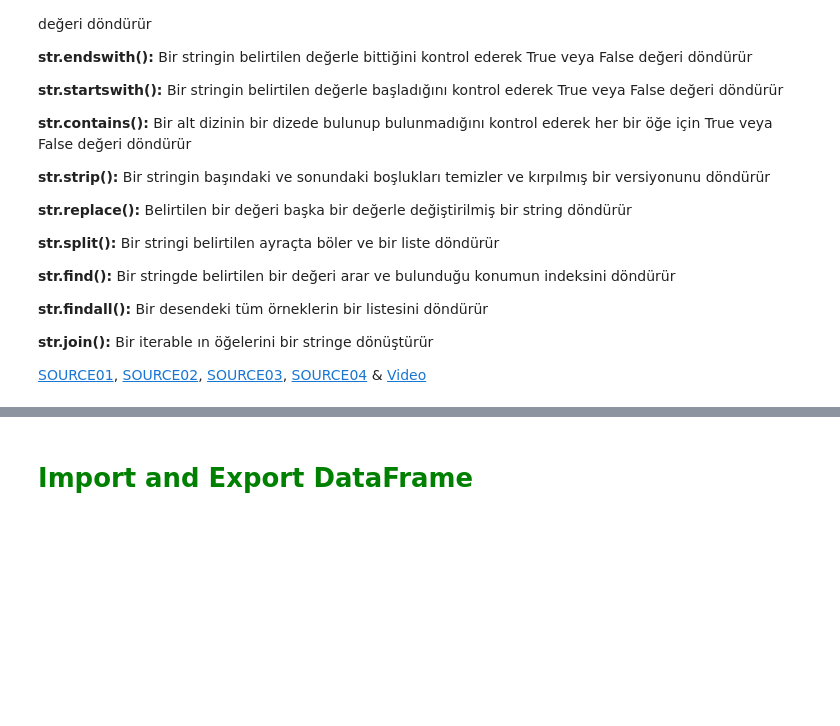
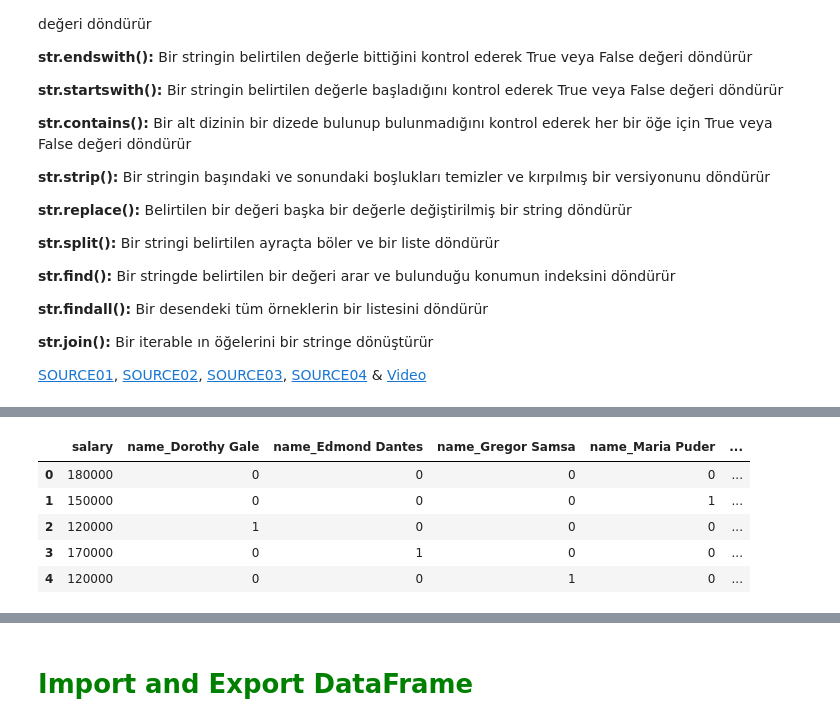
Before and after one commit to fulyacelebii/vscode, a Jupyter notebook: Pandas_PreClass_8 (Combining Data Frames & String Methods & dummy_operations) 26.03.24.ipynb, the cells around one changed output, grey strips where cells are left out. Saved outputs shown, nothing was run; the diff lists cells and outputs as text; code cells hidden in the pictures; blank space fills up the shorter version.

```diff
--- a/Pandas_PreClass_8 (Combining Data Frames & String Methods & dummy_operations) 26.03.24.ipynb
+++ b/Pandas_PreClass_8 (Combining Data Frames & String Methods & dummy_operations) 26.03.24.ipynb
@@ -351,0 +578,9 @@ Genellikle kategorik değişkenleri veya text datalarını, makine öğrenimi al
+# %%
+pd.get_dummies(df, dtype= int)  #çok mantıklı değil. tüm değişkenleri dummy almak için veri setini harika şekilde düzenlemiş olman lazım
+# %% [output]
+|  | salary | name_Dorothy Gale | name_Edmond Dantes | name_Gregor Samsa | name_Maria Puder | ... |
+| 0 | 180000 | 0 | 0 | 0 | 0 | ... |
+| 1 | 150000 | 0 | 0 | 0 | 1 | ... |
+| 2 | 120000 | 1 | 0 | 0 | 0 | ... |
+| 3 | 170000 | 0 | 1 | 0 | 0 | ... |
+| 4 | 120000 | 0 | 0 | 1 | 0 | ... |
```
Also changed, not shown: parts of 36 cells of this notebook, 1 other file.
